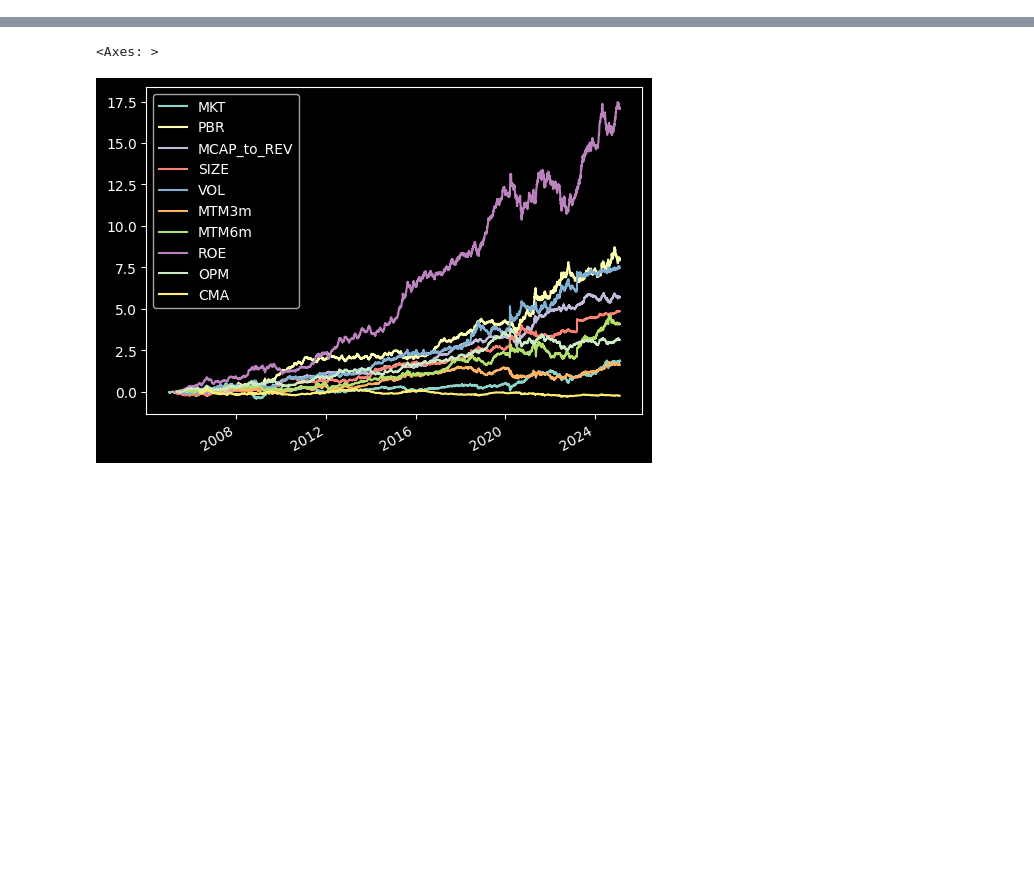
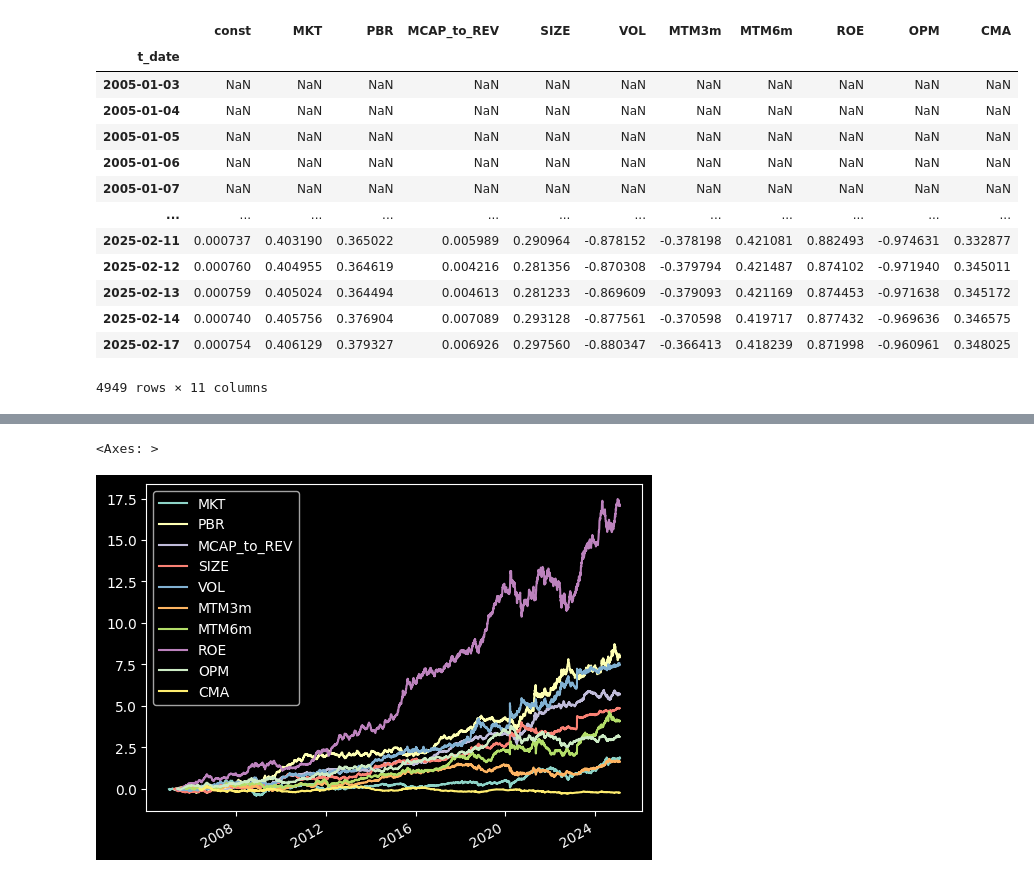
Before and after one commit to DeepLeek-quant/scythe-quant, a Jupyter notebook: examples/examples.ipynb, the cells around one changed output, grey strips where cells are left out. Drawn from its saved outputs; the diff is of its cells as text; code cells hidden in the pictures; blank space fills up the shorter version.

```diff
--- a/examples/examples.ipynb
+++ b/examples/examples.ipynb
@@ -13,0 +138,32 @@ db._update_factor_model()
+# %%
+def calc_factor_beta(data:Union[pd.DataFrame, pd.Series], model:pd.DataFrame, resample:Literal['YE', 'QE', 'ME', 'W-FRI']=None, window:int=None):
+    # Add constant to data for intercept
+    from quantdev.data import Databank
+    db = Databank()
+    data = pd.concat([data, model], axis=1)
+    if resample:
+        data = data.apply(lambda df: resample_returns(df, resample))
+    X = sm.add_constant(data[model.columns])
+    y = data.drop(columns=model.columns)
+
+    # Perform rolling regression with window=12
+    rolling_reg = RollingOLS(y, X, window=window if window else round(len(data)*.2))
+    return rolling_reg.fit().params
+
+model = db.read_dataset('factor_model')
+calc_factor_beta(data=result.daily_return, model=model)
+# %% [output]
+|  | const | MKT | PBR | MCAP_to_REV | SIZE | VOL | MTM3m | MTM6m | ROE | OPM | CMA |
+| t_date |  |  |  |  |  |  |  |  |  |  |  |
+| 2005-01-03 | NaN | NaN | NaN | NaN | NaN | NaN | NaN | NaN | NaN | NaN | NaN |
+| 2005-01-04 | NaN | NaN | NaN | NaN | NaN | NaN | NaN | NaN | NaN | NaN | NaN |
+| 2005-01-05 | NaN | NaN | NaN | NaN | NaN | NaN | NaN | NaN | NaN | NaN | NaN |
+| 2005-01-06 | NaN | NaN | NaN | NaN | NaN | NaN | NaN | NaN | NaN | NaN | NaN |
+| 2005-01-07 | NaN | NaN | NaN | NaN | NaN | NaN | NaN | NaN | NaN | NaN | NaN |
+| ... | ... | ... | ... | ... | ... | ... | ... | ... | ... | ... | ... |
+| 2025-02-11 | 0.000737 | 0.403190 | 0.365022 | 0.005989 | 0.290964 | -0.878152 | -0.378198 | 0.421081 | 0.882493 | -0.974631 | 0.332877 |
+| 2025-02-12 | 0.000760 | 0.404955 | 0.364619 | 0.004216 | 0.281356 | -0.870308 | -0.379794 | 0.421487 | 0.874102 | -0.971940 | 0.345011 |
+| 2025-02-13 | 0.000759 | 0.405024 | 0.364494 | 0.004613 | 0.281233 | -0.869609 | -0.379093 | 0.421169 | 0.874453 | -0.971638 | 0.345172 |
+| 2025-02-14 | 0.000740 | 0.405756 | 0.376904 | 0.007089 | 0.293128 | -0.877561 | -0.370598 | 0.419717 | 0.877432 | -0.969636 | 0.346575 |
+| 2025-02-17 | 0.000754 | 0.406129 | 0.379327 | 0.006926 | 0.297560 | -0.880347 | -0.366413 | 0.418239 | 0.871998 | -0.960961 | 0.348025 |
+4949 rows × 11 columns
```
Also changed, not shown: parts of 19 cells of this notebook, 4 other files.
